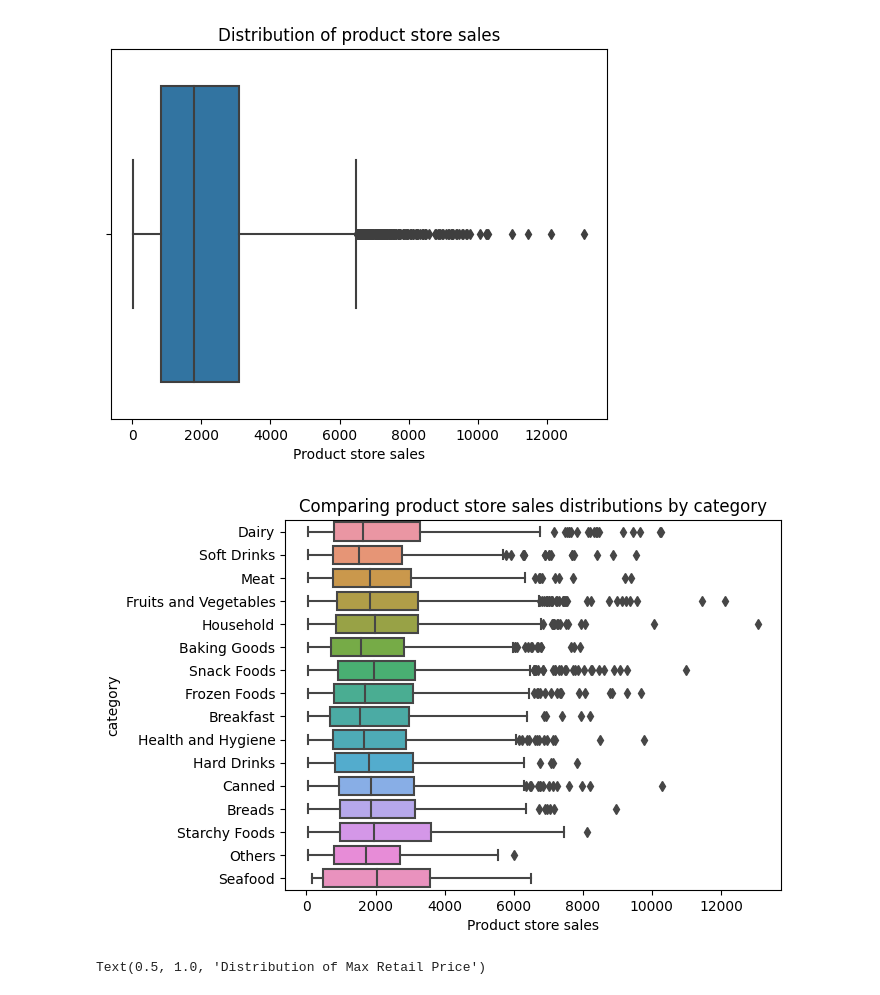
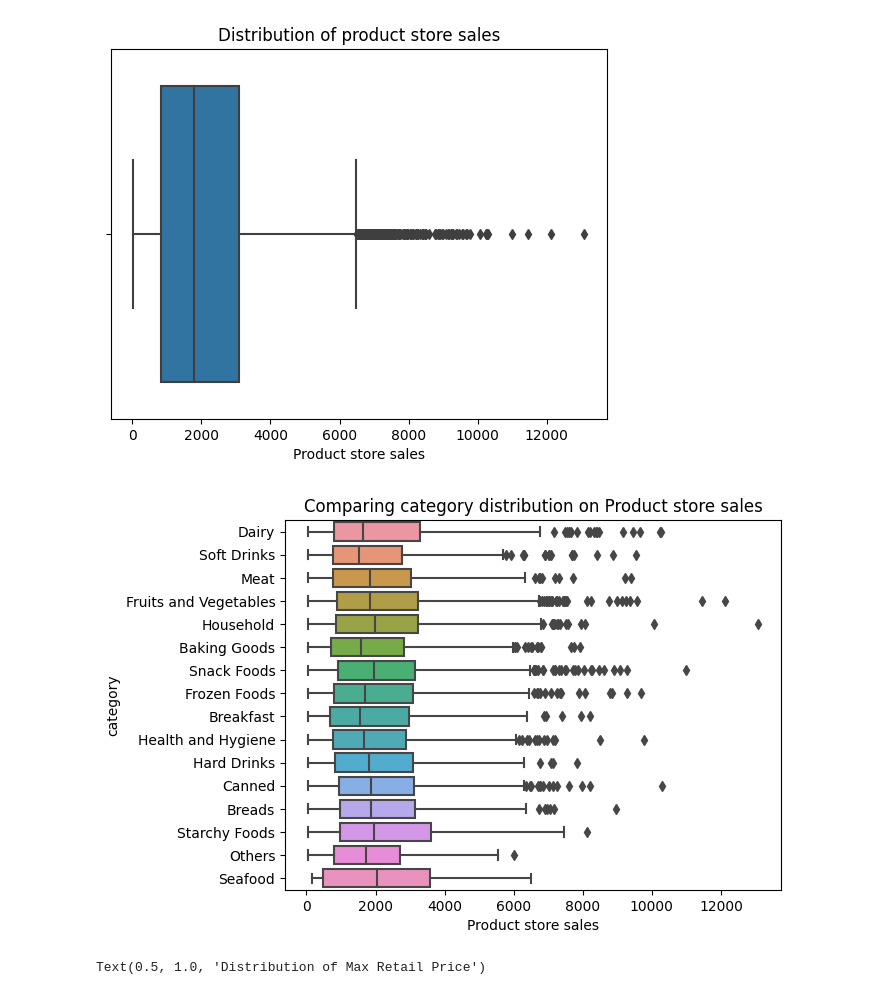
Before and after one commit to Qisam0322/Prediction-of-Product-Sales, a Jupyter notebook: Prediction_of_Product_Sales_Project.ipynb, the cells around one changed output. Cells and saved outputs as stored; diff of their text form; code cells hidden in the pictures.

```diff
--- a/Prediction_of_Product_Sales_Project.ipynb
+++ b/Prediction_of_Product_Sales_Project.ipynb
@@ -446,9 +446,9 @@ ax.set_title('Distribution of product store sales');
 # %%
 #Comparing distributions of store sales by categories.
 ax=sns.boxplot(data=df,x='Product store sales',y='category')
-ax.set_title('Comparing product store sales distributions by category');
+ax.set_title('Comparing category distribution on Product store sales');
 # %% [output]
-[figure, old version]
+[figure, new version]
 # %%
 #50% of the product's MRPs are in the range between $90 to $180.
 ax=sns.boxplot(data=df,x='Max Retail Price')
```
Also changed, not shown: parts of 4 cells of this notebook.
